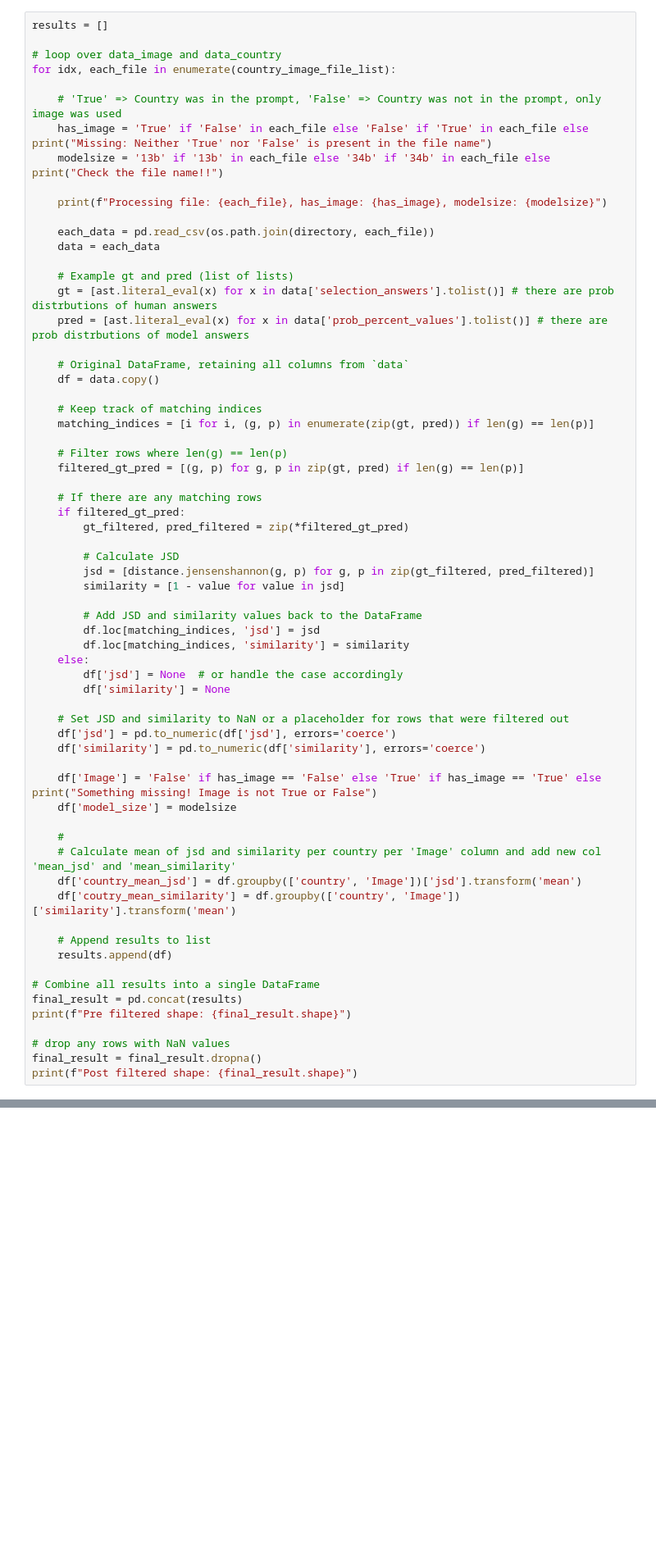
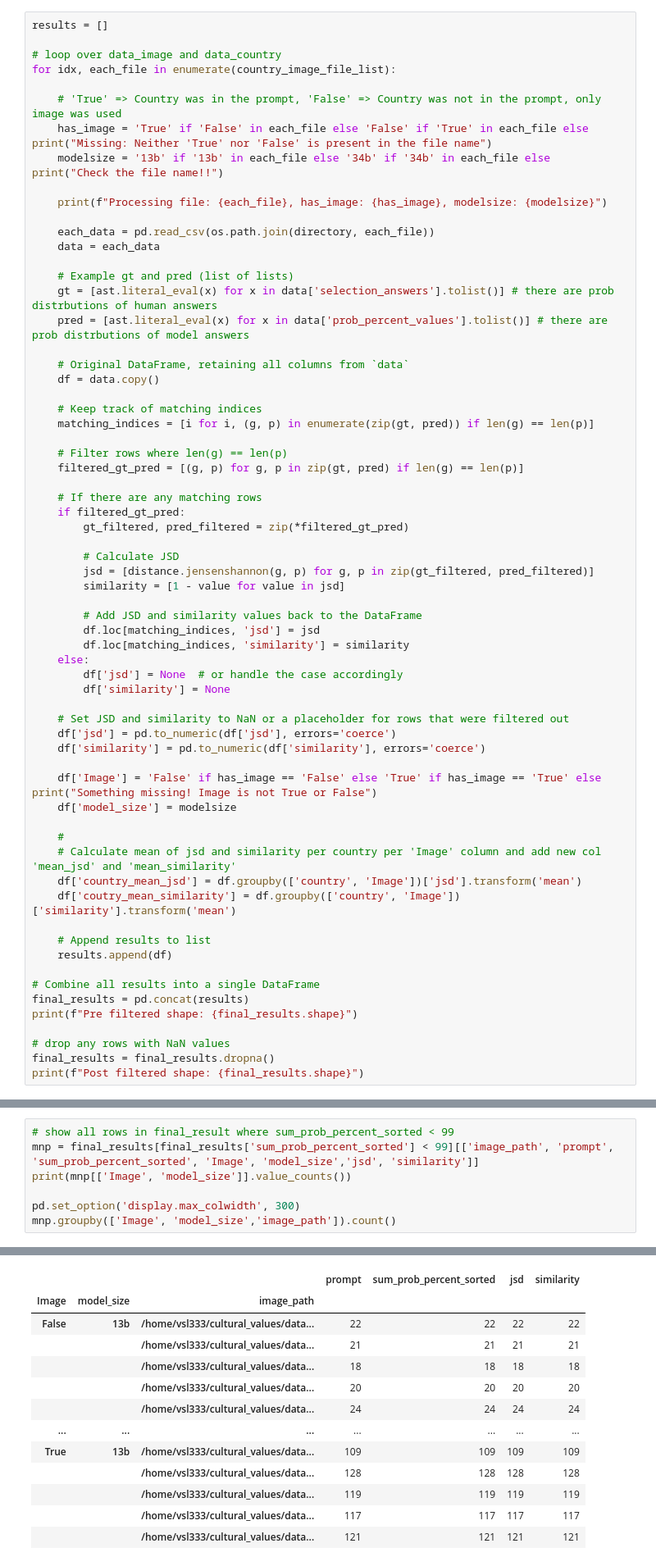
Before and after one commit to copperwiring/cultural_values, a Jupyter notebook: notebooks/ds_analysis/DollarSDataAnalysis.ipynb, the cells around one changed output, grey strips where cells are left out. Shown: that part at 82% size. Cells and saved outputs as stored; diff of their text form; blank space fills up the shorter version.

```diff
--- a/notebooks/ds_analysis/DollarSDataAnalysis.ipynb
+++ b/notebooks/ds_analysis/DollarSDataAnalysis.ipynb
@@ -146,12 +146,12 @@ for idx, each_file in enumerate(country_image_file_list):
     results.append(df)
 
 # Combine all results into a single DataFrame
-final_result = pd.concat(results)
-print(f"Pre filtered shape: {final_result.shape}")
+final_results = pd.concat(results)
+print(f"Pre filtered shape: {final_results.shape}")
 
 # drop any rows with NaN values
-final_result = final_result.dropna()
-print(f"Post filtered shape: {final_result.shape}")
+final_results = final_results.dropna()
+print(f"Post filtered shape: {final_results.shape}")
 # %% [output]
 Processing file: ds_wvs_metadata_llava-v1.5-13b_True_results.csv, has_image: False, modelsize: 13b
 Processing file: ds_wvs_metadata_llava-v1.5-13b_False_results.csv, has_image: True, modelsize: 13b
@@ -168,0 +162,8 @@ final_result.tail(2)
+# %%
+# show all rows in final_result where sum_prob_percent_sorted < 99
+mnp = final_results[final_results['sum_prob_percent_sorted'] < 99][['image_path', 'prompt', 'sum_prob_percent_sorted', 'Image', 'model_size','jsd', 'similarity']]
+print(mnp[['Image', 'model_size']].value_counts())
+
+pd.set_option('display.max_colwidth', 300)
+mnp.groupby(['Image', 'model_size','image_path']).count()
+# %% [output]
@@ -168,0 +174,13 @@ final_result.tail(2)
+|  |  |  | prompt | sum_prob_percent_sorted | jsd | similarity |
+| Image | model_size | image_path |  |  |  |  |
+| False | 13b | /home/vsl333/cultural_values/data... | 22 | 22 | 22 | 22 |
+|  |  | /home/vsl333/cultural_values/data... | 21 | 21 | 21 | 21 |
+|  |  | /home/vsl333/cultural_values/data... | 18 | 18 | 18 | 18 |
+|  |  | /home/vsl333/cultural_values/data... | 20 | 20 | 20 | 20 |
+|  |  | /home/vsl333/cultural_values/data... | 24 | 24 | 24 | 24 |
+| ... | ... | ... | ... | ... | ... | ... |
+| True | 13b | /home/vsl333/cultural_values/data... | 109 | 109 | 109 | 109 |
+|  |  | /home/vsl333/cultural_values/data... | 128 | 128 | 128 | 128 |
+|  |  | /home/vsl333/cultural_values/data... | 119 | 119 | 119 | 119 |
+|  |  | /home/vsl333/cultural_values/data... | 117 | 117 | 117 | 117 |
+|  |  | /home/vsl333/cultural_values/data... | 121 | 121 | 121 | 121 |
```
Also changed, not shown: parts of 26 cells of this notebook, 6 other files.
